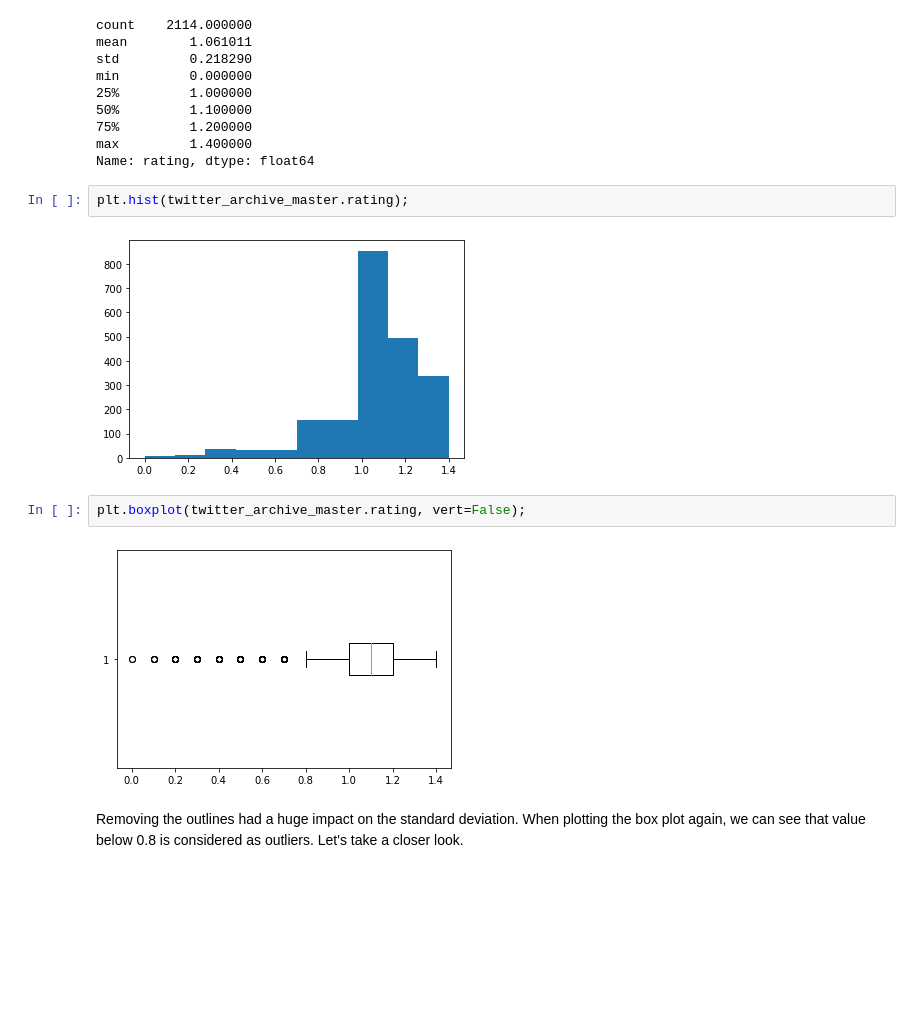
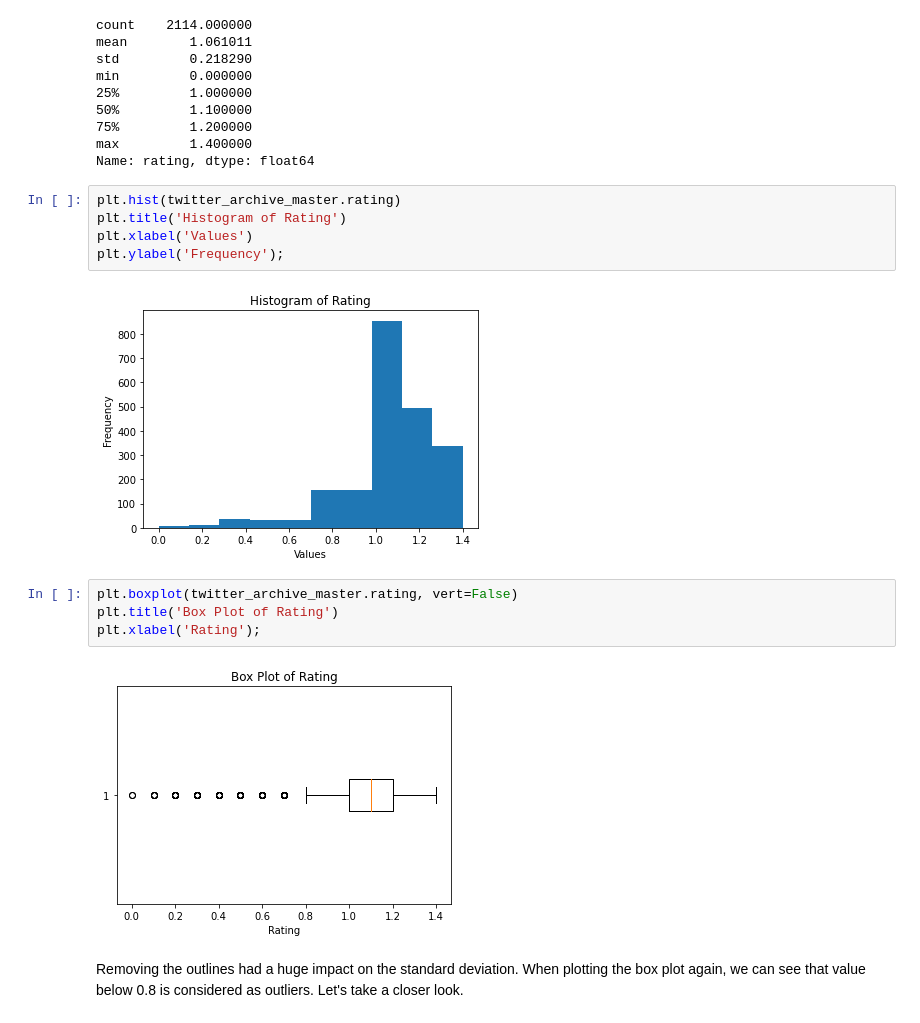
Before and after one commit to gilvan-reis/data-analyst-udacity, a Jupyter notebook: project-4_wrangle-and-analyze-data/wrangle_act.ipynb, the cells around one changed output. Cells and saved outputs as stored; diff of their text form; blank space fills up the shorter version.

```diff
--- a/project-4_wrangle-and-analyze-data/wrangle_act.ipynb
+++ b/project-4_wrangle-and-analyze-data/wrangle_act.ipynb
@@ -919,13 +931,18 @@ min         0.000000
 max         1.400000
 Name: rating, dtype: float64
 # %%
-plt.hist(twitter_archive_master.rating);
+plt.hist(twitter_archive_master.rating)
+plt.title('Histogram of Rating')
+plt.xlabel('Values')
+plt.ylabel('Frequency');
 # %% [output]
-[figure, old version]
+[figure, new version]
 # %%
-plt.boxplot(twitter_archive_master.rating, vert=False);
+plt.boxplot(twitter_archive_master.rating, vert=False)
+plt.title('Box Plot of Rating')
+plt.xlabel('Rating');
 # %% [output]
-[figure, old version]
+[figure, new version]
 # %% [markdown]
 Removing the outlines had a huge impact on the standard deviation. When plotting the box plot again, we can see that value below 0.8 is considered as outliers. Let's take a closer look.
 # %%
```
Also changed, not shown: parts of 20 cells of this notebook.
